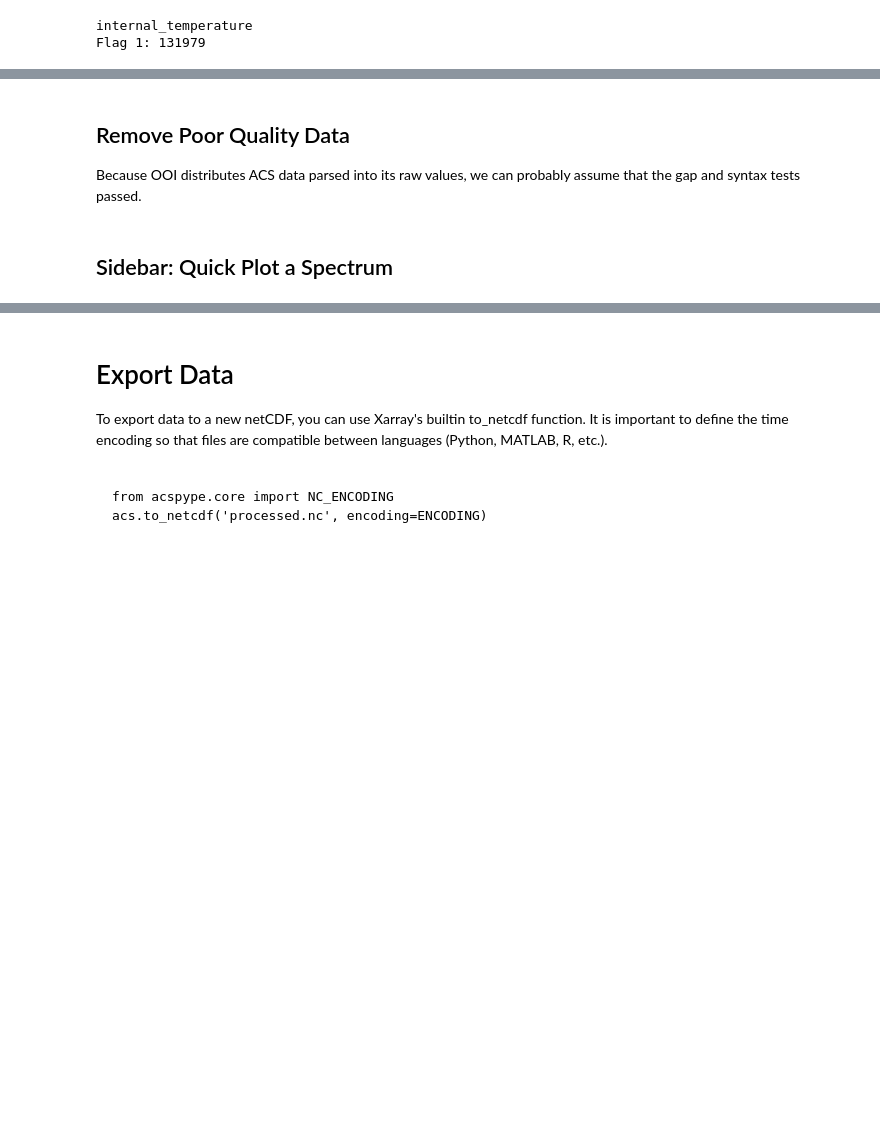
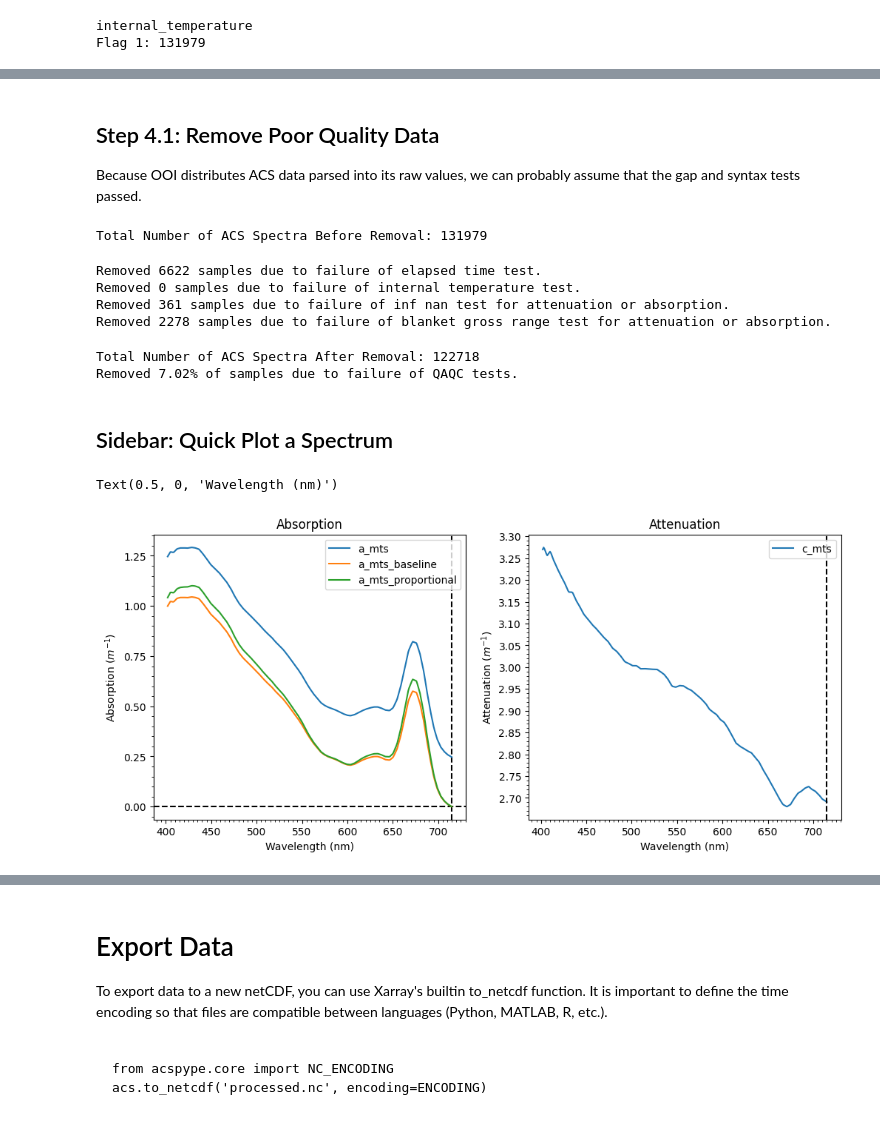
Before and after one commit to thorblock/acspype, a Jupyter notebook: examples/ooi_ce02shsp.ipynb, the cells around one changed output, grey strips where cells are left out. Cells and saved outputs as stored; diff of their text form; code cells hidden in the pictures; blank space fills up the shorter version.

```diff
--- a/examples/ooi_ce02shsp.ipynb
+++ b/examples/ooi_ce02shsp.ipynb
@@ -232,11 +249,6 @@ acs['a_mts_proportional'] = acsproc.proportional_scattering_correction(a_mts = a
                                                                        c_mts = acs.c_mts,
                                                                        reference_a = a_mts_715,
                                                                        reference_c = c_mts_715) # Proportional Method from Zaneveld et al. 1994
-
-acs['a_mts_proportional_plus'] = acsproc.proportional_plus_scattering_correction(a_mts = acs.a_mts,
-                                                                                 c_mts = acs.c_mts,
-                                                                                 a_mts_715 = a_mts_715,
-                                                                                 c_mts_715 = c_mts_715,
-                                                                                 e_c = 0.56) # Proportional+ Method from Rottgers et al. 2013
+acs['a_mts_proportional'] = acsproc.zero_shift_correction(mts = acs.a_mts_proportional)
 # %% [markdown]
 ### Step 4.0: Run QAQC Tests
@@ -257,5 +273,5 @@ Flag 4.0: 6622
 # %%
-acs['flag_internal_temperature'] = acsqaqc.internal_temperature_test(internal_temperature=acs.internal_temperature, dev = acs_dev)
+acs['flag_internal_temperature'] = acsqaqc.internal_temperature_test(internal_temperature=acs.internal_temperature, dev = dev)
 
 flags, flag_counts = np.unique(acs.flag_internal_temperature.values, return_counts = True)
 print('internal_temperature')
@@ -290,8 +310,8 @@ Flag 4: 237
 # %%
-acs['flag_a_mts_gross_range'] = acsqaqc.gross_range_test(mts = acs.a_mts,
+acs['flag_c_mts_gross_range'] = acsqaqc.gross_range_test(mts = acs.c_mts,
                                                          sensor_min = -0.005, sensor_max = 10,
                                                          op_min = 0, op_max = 8.5)
 
-acs['flag_c_mts_gross_range'] = acsqaqc.gross_range_test(mts = acs.c_mts,
-                                                         sensor_min = -0.005, sensor_max = 10,
-                                                         op_min = 0, op_max = 8.5)
+acs['flag_a_mts_proportional_gross_range'] = acsqaqc.gross_range_test(mts = acs.a_mts_proportional,
+                                                                      sensor_min = -0.005, sensor_max = 10,
+                                                                      op_min = 0, op_max = 8.5)
@@ -318,48 +355,73 @@ ax[1].plot(a715.time, a715.a_mts)
 # %% [markdown]
-## Remove Poor Quality Data
+## Step 4.1: Remove Poor Quality Data
 
 Because OOI distributes ACS data parsed into its raw values, we can probably assume that the gap and syntax tests passed.
 # %%
-print(f'Total Number of ACS Spectra Before Removal: {len(acs.time.values)}')
+pre = len(acs.time.values)
+print(f'Total Number of ACS Spectra Before Removal: {pre}')
+# %% [output]
+Total Number of ACS Spectra Before Removal: 131979
 # %%
 acs = acs.where(acs.flag_elapsed_time != 4, drop = True)  # Remove samples with a flag of 4 for the elapsed time test
+print(f'Removed {pre - len(acs.time.values)} samples due to failure of elapsed time test.')
+next = len(acs.time.values)
+
 acs = acs.where(acs.flag_internal_temperature != 4, drop = True)  # Remove samples with a flag of 4 for the internal temperature test.
+print(f'Removed {next - len(acs.time.values)} samples due to failure of internal temperature test.')
+next = len(acs.time.values)
+
 acs = acs.where(acs.flag_a_uncorrected_inf_nan != 4, drop = True)  # Remove samples with a flag of 4 for the absorption inf nan test.
-acs = acs.where(acs.flag_c_uncorrected_inf_nan != 4, drop = True)  # Remove samples with a flag of 4 for the absorption inf nan test.
+acs = acs.where(acs.flag_c_uncorrected_inf_nan != 4, drop = True)  # Remove samples with a flag of 4 for the absorption inf nan test.4
+print(f'Removed {next - len(acs.time.values)} samples due to failure of inf nan test for attenuation or absorption.')
+next = len(acs.time.values)
+
+
+acs = acs.where(acs.blanket_flag_a_mts_proportional_gross_range != 4, drop = True)  # Remove samples with a flag of 4 for the absorption gross range test.
+acs = acs.where(acs.blanket_flag_c_mts_gross_range != 4, drop = True)  # Remove samples with a flag of 4 for the absorption gross range test.
+print(f'Removed {next - len(acs.time.values)} samples due to failure of blanket gross range test for attenuation or absorption.')
+# %% [output]
+Removed 6622 samples due to failure of elapsed time test.
+Removed 0 samples due to failure of internal temperature test.
+Removed 361 samples due to failure of inf nan test for attenuation or absorption.
+Removed 2278 samples due to failure of blanket gross range test for attenuation or absorption.
 # %%
-print(f'Total Number of ACS Spectra After Removal: {len(acs.time.values)}')
+post = len(acs.time.values)
+print(f'Total Number of ACS Spectra After Removal: {post}')
+print(f'Removed {round((1-post/pre) * 100,2)}% of samples due to failure of QAQC tests.')
+# %% [output]
+Total Number of ACS Spectra After Removal: 122718
+Removed 7.02% of samples due to failure of QAQC tests.
 # %% [markdown]
 ## Sidebar: Quick Plot a Spectrum
 # %%
-spectrum = acs.sel(time = acs.time.values[-10000])
-
+spectrum = acs.sel(time = acs.time.values[-51000])
+dt = spectrum.time.values
 fig, ax = plt.subplots(1, 2, figsize=(12, 5), sharex = True)
 
 ax[0].set_title('Absorption')
 ax[0].axhline(0, color = 'k', linestyle = '--')
 ax[0].axvline(reference_wavelength, color = 'k', linestyle = '--')
 ax[0].plot(spectrum.wavelength, spectrum.a_mts, label='a_mts')
 ax[0].plot(spectrum.wavelength, spectrum.a_mts_baseline, label = 'a_mts_baseline')
-ax[0].plot(spectrum.wavelength, spectrum.a_mts_baseline_plus, label = 'a_mts_baseline_plus')
 ax[0].plot(spectrum.wavelength, spectrum.a_mts_proportional, label = 'a_mts_proportional')
-ax[0].plot(spectrum.wavelength, spectrum.a_mts_proportional_plus, label = 'a_mts_proportional_plus')
 ax[0].legend(loc = 'upper right', ncols = 1)
-ax[0].set_ylim(-.1,1.3)
 ax[0].yaxis.set_major_locator(MultipleLocator(0.25))
 ax[0].yaxis.set_minor_locator(MultipleLocator(0.05))
 
 ax[1].set_title('Attenuation')
 ax[1].plot(spectrum.wavelength, spectrum.c_mts, label = 'c_mts')
 ax[1].axvline(reference_wavelength, color = 'k', linestyle = '--')
 ax[1].legend(loc = 'upper right', ncols = 1)
-ax[1].set_ylim(2.4,3)
-ax[1].yaxis.set_major_locator(MultipleLocator(0.25))
-ax[1].yaxis.set_minor_locator(MultipleLocator(0.05))
+ax[1].yaxis.set_major_locator(MultipleLocator(0.05))
+ax[1].yaxis.set_minor_locator(MultipleLocator(0.01))
 
 ax[-1].xaxis.set_major_locator(MultipleLocator(50))
 ax[-1].xaxis.set_minor_locator(MultipleLocator(5))
 
 ax[0].set_ylabel(r'Absorption ($m^{-1}$)')
 ax[1].set_ylabel(r'Attenuation ($m^{-1}$)')
 ax[0].set_xlabel('Wavelength (nm)')
 ax[1].set_xlabel('Wavelength (nm)')
+# %% [output]
+Text(0.5, 0, 'Wavelength (nm)')
+[figure, added]
```
Also changed, not shown: parts of 57 cells of this notebook, 5 other files.
